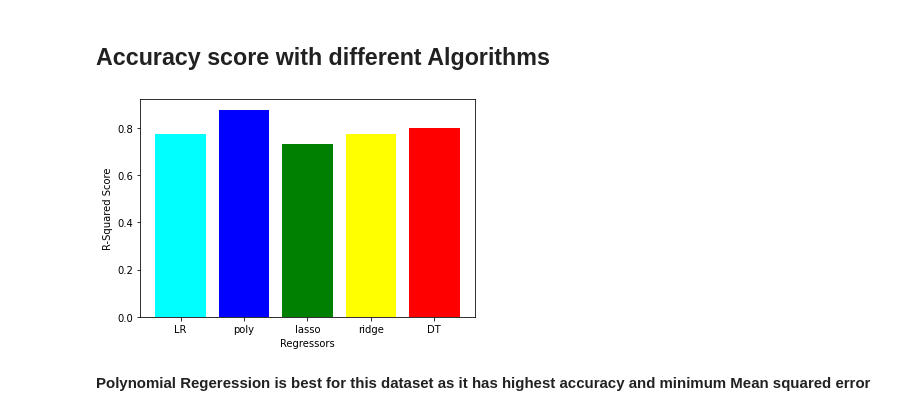
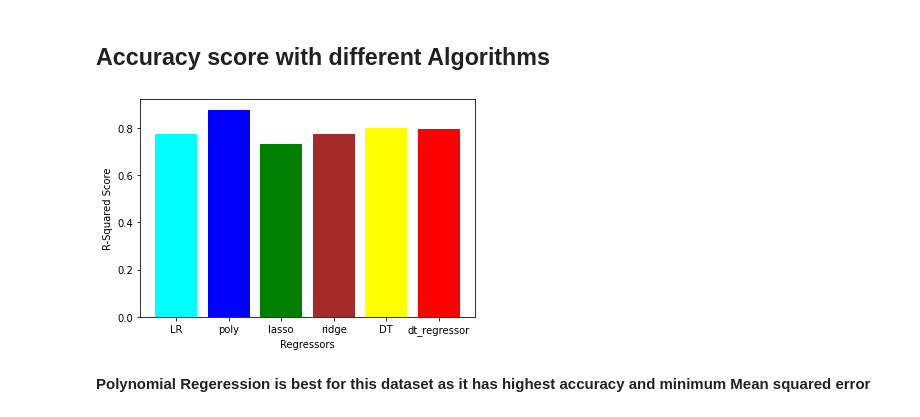
Before and after one commit to Pradeep1023/Seol-Bike-Sharing-Demand-Prediction, a Jupyter notebook: Pradeep_Bike_Demand_Capstone_Project.ipynb, the cells around one changed output. Saved outputs shown, nothing was run; the diff lists cells and outputs as text; code cells hidden in the pictures.

```diff
--- a/Pradeep_Bike_Demand_Capstone_Project.ipynb
+++ b/Pradeep_Bike_Demand_Capstone_Project.ipynb
@@ -579,17 +579,18 @@ decision_tree
 # %%
 from sklearn.model_selection import cross_val_score
 dt_regressor = DecisionTreeRegressor(random_state=10)
-cross_val_score(dt_regressor, X_train, Y_train, cv = 10).mean()
+CV_DT = cross_val_score(dt_regressor, X_train, Y_train, cv = 10).mean()
+CV_DT
 # %% [output]
 0.7953825442108986
 # %% [markdown]
 ## **Accuracy score with different Algorithms**
 # %%
-plt.bar(x=['LR','poly','lasso','ridge','DT'],height=[linear,polynomial,Lasso,Ridge,decision_tree], color = ['cyan','blue','green','yellow','red'])
+plt.bar(x=['LR','poly','lasso','ridge','DT','dt_regressor'],height=[linear,polynomial,Lasso,Ridge,decision_tree,CV_DT], color = ['cyan','blue','green','brown','yellow','red'])
 plt.xlabel('Regressors')
 plt.ylabel('R-Squared Score')
 plt.show()
 # %% [output]
-[figure, old version]
+[figure, new version]
 # %% [markdown]
 **Polynomial Regeression is best for this dataset as it has highest accuracy and minimum Mean squared error**
```
Also changed, not shown: parts of 6 cells of this notebook.
